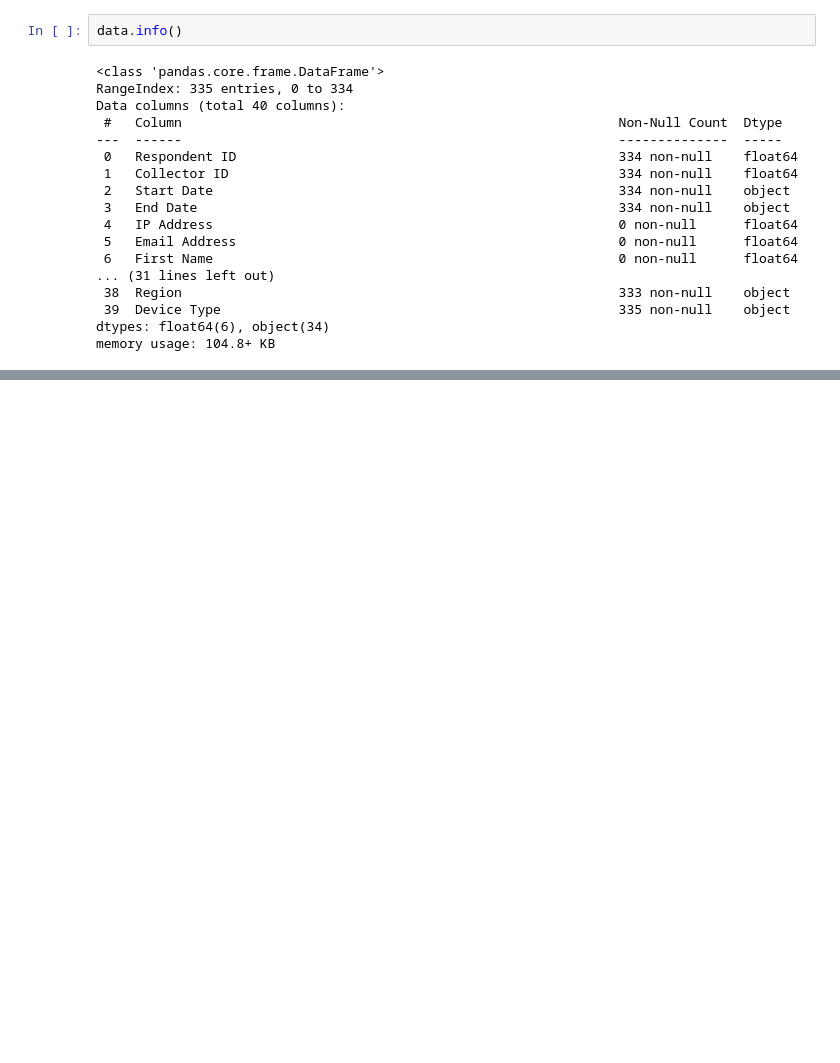
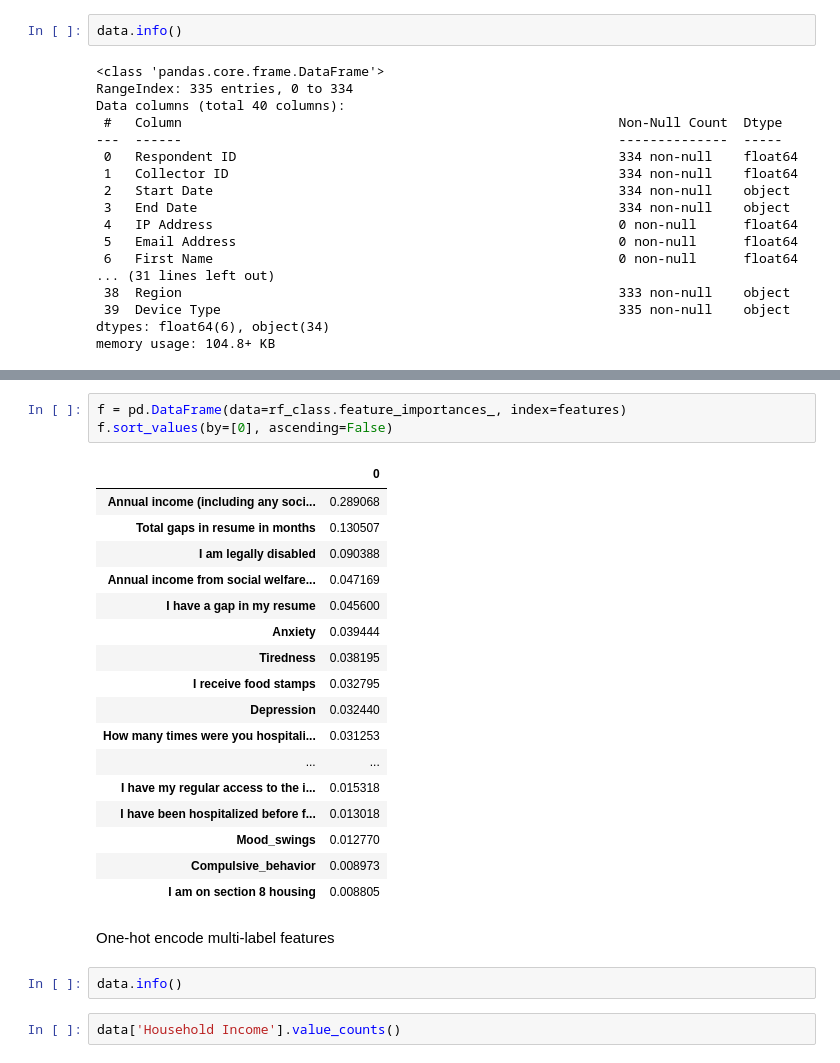
Before and after one commit to camerongridley/UnemploymentMentalHealth, a Jupyter notebook: eda_and_modeling.ipynb, the cells around one changed output, grey strips where cells are left out. Drawn from its saved outputs; the diff is of its cells as text; blank space fills up the shorter version.

```diff
--- a/eda_and_modeling.ipynb
+++ b/eda_and_modeling.ipynb
@@ -128,0 +397,27 @@ data_clean['Anxiety']
+# %%
+f = pd.DataFrame(data=rf_class.feature_importances_, index=features)
+f.sort_values(by=[0], ascending=False)
+# %% [output]
+|  | 0 |
+| Annual income (including any soci... | 0.289068 |
+| Total gaps in resume in months | 0.130507 |
+| I am legally disabled | 0.090388 |
+| Annual income from social welfare... | 0.047169 |
+| I have a gap in my resume | 0.045600 |
+| Anxiety | 0.039444 |
+| Tiredness | 0.038195 |
+| I receive food stamps | 0.032795 |
+| Depression | 0.032440 |
+| How many times were you hospitali... | 0.031253 |
+| ... | ... |
+| I have my regular access to the i... | 0.015318 |
+| I have been hospitalized before f... | 0.013018 |
+| Mood_swings | 0.012770 |
+| Compulsive_behavior | 0.008973 |
+| I am on section 8 housing | 0.008805 |
+# %% [markdown]
+One-hot encode multi-label features
+# %%
+data.info()
+# %%
+data['Household Income'].value_counts()
```
Also changed, not shown: parts of 46 cells of this notebook.
